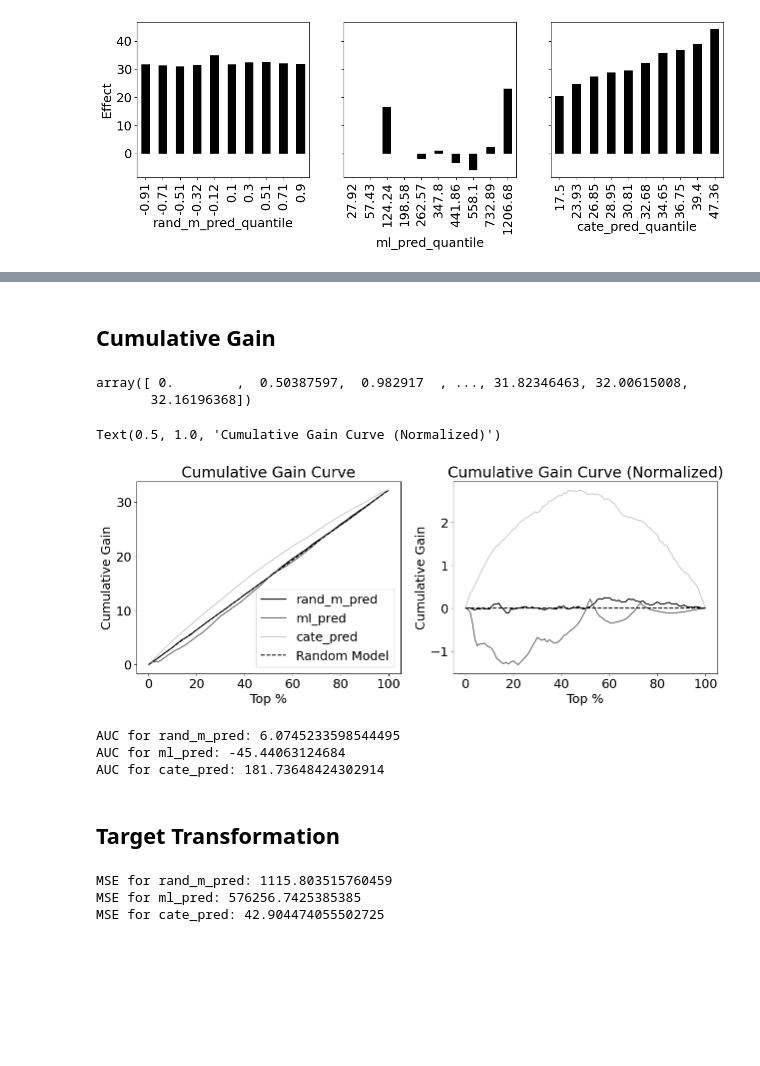
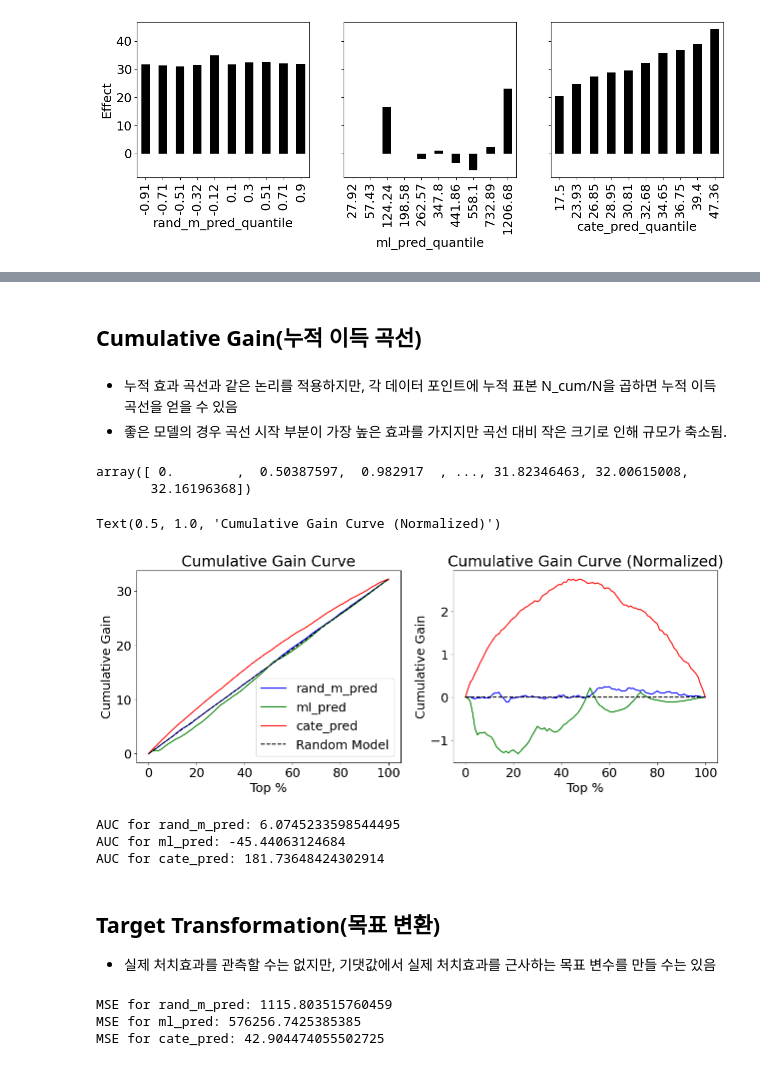
Before and after one commit to skymined/causal-inference-in-python-code, a Jupyter notebook: 실무로 통하는 인과추론 with 파이썬/06장-이질적 처치효과.ipynb, the cells around one changed output, grey strips where cells are left out. Saved outputs shown, nothing was run; the diff lists cells and outputs as text; code cells hidden in the pictures; blank space fills up the shorter version.

```diff
--- a/실무로 통하는 인과추론 with 파이썬/06장-이질적 처치효과.ipynb
+++ b/실무로 통하는 인과추론 with 파이썬/06장-이질적 처치효과.ipynb
@@ -209,0 +212,6 @@ array([49.65116279, 49.37712454, 46.20360341, ..., 32.46981935, 32.33428884,
+# %%
+# cumulative_effect_curve 분해해보기
+size = len(test_pred)
+ordered_df = (test_pred.sort_values("cate_pred", ascending=False).reset_index(drop=True))
+steps = np.linspace(size/100, size, 100).round(0)
+steps
@@ -210,14 +225,20 @@ array([49.65116279, 49.37712454, 46.20360341, ..., 32.46981935, 32.33428884,
 # %%
-plt.figure(figsize=(10,4))
 
-for m in ["rand_m_pred", "ml_pred", "cate_pred"]:
+plt.figure(figsize=(10, 4))
+
+# 선 색상 리스트 (필요한 경우 원하는 색상으로 변경 가능)
+colors = ['blue', 'green', 'red']
+
+for idx, m in enumerate(["rand_m_pred", "ml_pred", "cate_pred"]):
     cumu_effect = cumulative_effect_curve(test_pred, m, "sales", "discounts", steps=100)
     x = np.array(range(len(cumu_effect)))
-    plt.plot(100*(x/x.max()), cumu_effect, label=m)
+    plt.plot(100 * (x / x.max()), cumu_effect, label=m, color=colors[idx])
 
 plt.hlines(effect(test_pred, "sales", "discounts"), 0, 100, linestyles="--", color="black", label="Avg. Effect.")
 plt.xlabel("Top %")
 plt.ylabel("Cumulative Effect")
 plt.title("Cumulative Effect Curve")
 plt.legend(fontsize=14)
+
+plt.show()
 # %% [output]
@@ -226,5 +253,8 @@ plt.legend(fontsize=14)
 # %% [markdown]
-## Cumulative Gain
+## Cumulative Gain(누적 이득 곡선)
+# %% [markdown]
+- 누적 효과 곡선과 같은 논리를 적용하지만, 각 데이터 포인트에 누적 표본 N_cum/N을 곱하면 누적 이득 곡선을 얻을 수 있음
+- 좋은 모델의 경우 곡선 시작 부분이 가장 높은 효과를 가지지만 곡선 대비 작은 크기로 인해 규모가 축소됨.
 # %%
 def cumulative_gain_curve(df, prediction, y, t,
                           ascending=False, normalize=False, steps=100):
@@ -252,32 +282,34 @@ array([ 0.        ,  0.50387597,  0.982917  , ..., 31.82346463, 32.00615008,
 # %%
 fig, (ax1, ax2) = plt.subplots(1, 2, figsize=(15,5))
 
-for m in ["rand_m_pred", "ml_pred", "cate_pred"]:
+colors = ['blue', 'green', 'red']
+
+for idx,m in enumerate(["rand_m_pred", "ml_pred", "cate_pred"]):
     cumu_gain = cumulative_gain_curve(test_pred, m, "sales", "discounts")
     x = np.array(range(len(cumu_gain)))
-    ax1.plot(100*(x/x.max()), cumu_gain, label=m)
+    ax1.plot(100*(x/x.max()), cumu_gain, label=m, color=colors[idx])
 
 ax1.plot([0, 100], [0, effect(test_pred, "sales", "discounts")], linestyle="--", label="Random Model", color="black")
 
 ax1.set_xlabel("Top %")
 ax1.set_ylabel("Cumulative Gain")
 ax1.set_title("Cumulative Gain Curve")
 ax1.legend()
 
 
-for m in ["rand_m_pred", "ml_pred", "cate_pred"]:
+for idx,m in enumerate(["rand_m_pred", "ml_pred", "cate_pred"]):
     cumu_gain = cumulative_gain_curve(test_pred, m, "sales", "discounts", normalize=True)
     x = np.array(range(len(cumu_gain)))
-    ax2.plot(100*(x/x.max()), cumu_gain, label=m)
+    ax2.plot(100*(x/x.max()), cumu_gain, label=m, color=colors[idx])
 
 ax2.hlines(0, 0, 100, linestyle="--", label="Random Model", color="black")
 
 ax2.set_xlabel("Top %")
 ax2.set_ylabel("Cumulative Gain")
 ax2.set_title("Cumulative Gain Curve (Normalized)")
 # %% [output]
 Text(0.5, 1.0, 'Cumulative Gain Curve (Normalized)')
-[figure, old version]
+[figure, new version]
 # %%
 for m in ["rand_m_pred", "ml_pred", "cate_pred"]:
     gain = cumulative_gain_curve(test_pred, m,
@@ -288,7 +320,8 @@ AUC for rand_m_pred: 6.0745233598544495
 AUC for ml_pred: -45.44063124684
 AUC for cate_pred: 181.73648424302914
 # %% [markdown]
-## Target Transformation
+## Target Transformation(목표 변환)
+- 실제 처치효과를 관측할 수는 없지만, 기댓값에서 실제 처치효과를 근사하는 목표 변수를 만들 수는 있음
 # %%
 X = ["C(month)", "C(weekday)", "is_holiday", "competitors_price"]
 
```
Also changed, not shown: parts of 9 cells of this notebook, 8 other files.
